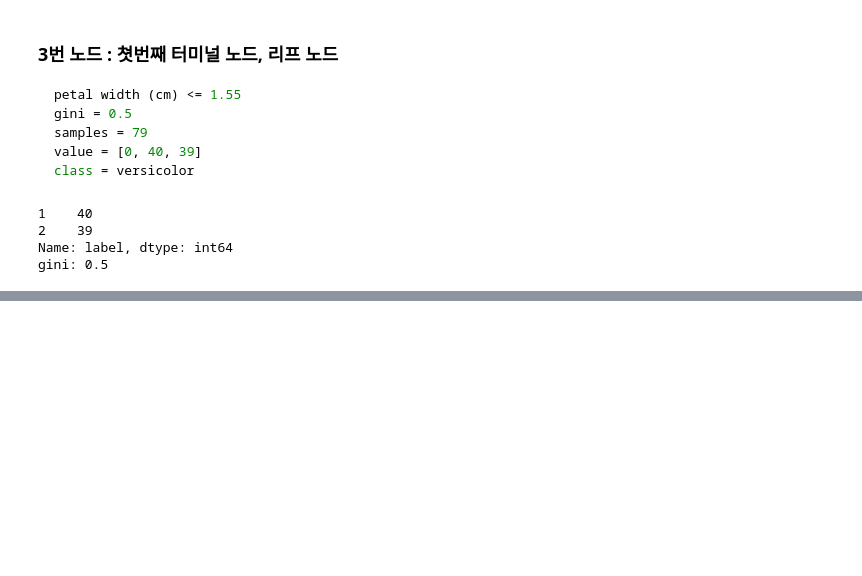
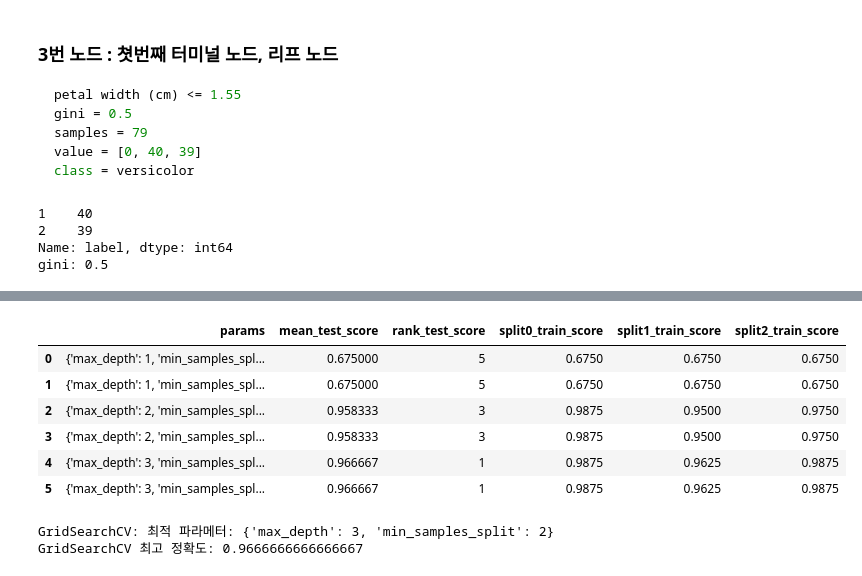
Before and after one commit to janggunhee/DS-stusy, a Jupyter notebook: Machine Learning/DecisionTree_Basic.ipynb, the cells around one changed output, grey strips where cells are left out. Cells and saved outputs as stored; diff of their text form; code cells hidden in the pictures; blank space fills up the shorter version.

```diff
--- a/Machine Learning/DecisionTree_Basic.ipynb
+++ b/Machine Learning/DecisionTree_Basic.ipynb
@@ -404,0 +778,18 @@ gini: 0.5
+# %%
+iris = load_iris()
+iris_df = pd.DataFrame(data = iris.data, columns=iris.feature_names)
+iris_df['label'] = iris.target
+iris_df['label'].value_counts()
+
+
+kfold = KFold(n_splits=5)
+n_iter = 0
+
+for train_index, test_index in kfold.split(features):
+    n_iter += 1
+
+    label_train = iris_df['label'].iloc[train_index]
+    label_test = iris_df['label'].iloc[test_index]
+#    print(n_iter)
+    print(label_train.value_counts())
+    print(label_test.value_counts())
@@ -404,0 +920,32 @@ gini: 0.5
+# %%
+from sklearn.model_selection import GridSearchCV
+
+X_train, X_test, y_train, y_test = train_test_split(iris.data, iris.target, test_size=0.2, random_state=11)
+
+dt_clf = DecisionTreeClassifier(random_state=11)
+
+# 파라메터들을 dict 형태로 설정
+parameters = {'max_depth':[1,2,3], 'min_samples_split':[2,3]}
+# %%
+grid_tree = GridSearchCV(dt_clf, param_grid = parameters,
+                         cv=3, refit = True,
+                         return_train_score= True)
+grid_tree.fit(X_train, y_train)
+
+scores_df = pd.DataFrame(grid_tree.cv_results_)
+scores_df[['params','mean_test_score','rank_test_score',
+          'split0_train_score','split1_train_score','split2_train_score']]
+# %% [output]
+|  | params | mean_test_score | rank_test_score | split0_train_score | split1_train_score | split2_train_score |
+| 0 | {'max_depth': 1, 'min_samples_spl... | 0.675000 | 5 | 0.6750 | 0.6750 | 0.6750 |
+| 1 | {'max_depth': 1, 'min_samples_spl... | 0.675000 | 5 | 0.6750 | 0.6750 | 0.6750 |
+| 2 | {'max_depth': 2, 'min_samples_spl... | 0.958333 | 3 | 0.9875 | 0.9500 | 0.9750 |
+| 3 | {'max_depth': 2, 'min_samples_spl... | 0.958333 | 3 | 0.9875 | 0.9500 | 0.9750 |
+| 4 | {'max_depth': 3, 'min_samples_spl... | 0.966667 | 1 | 0.9875 | 0.9625 | 0.9875 |
+| 5 | {'max_depth': 3, 'min_samples_spl... | 0.966667 | 1 | 0.9875 | 0.9625 | 0.9875 |
+# %%
+print('GridSearchCV: 최적 파라메터:', grid_tree.best_params_)
+print('GridSearchCV 최고 정확도:',grid_tree.best_score_)
+# %% [output]
+GridSearchCV: 최적 파라메터: {'max_depth': 3, 'min_samples_split': 2}
+GridSearchCV 최고 정확도: 0.9666666666666667
```
Also changed, not shown: parts of 45 cells of this notebook, 4 other files.
